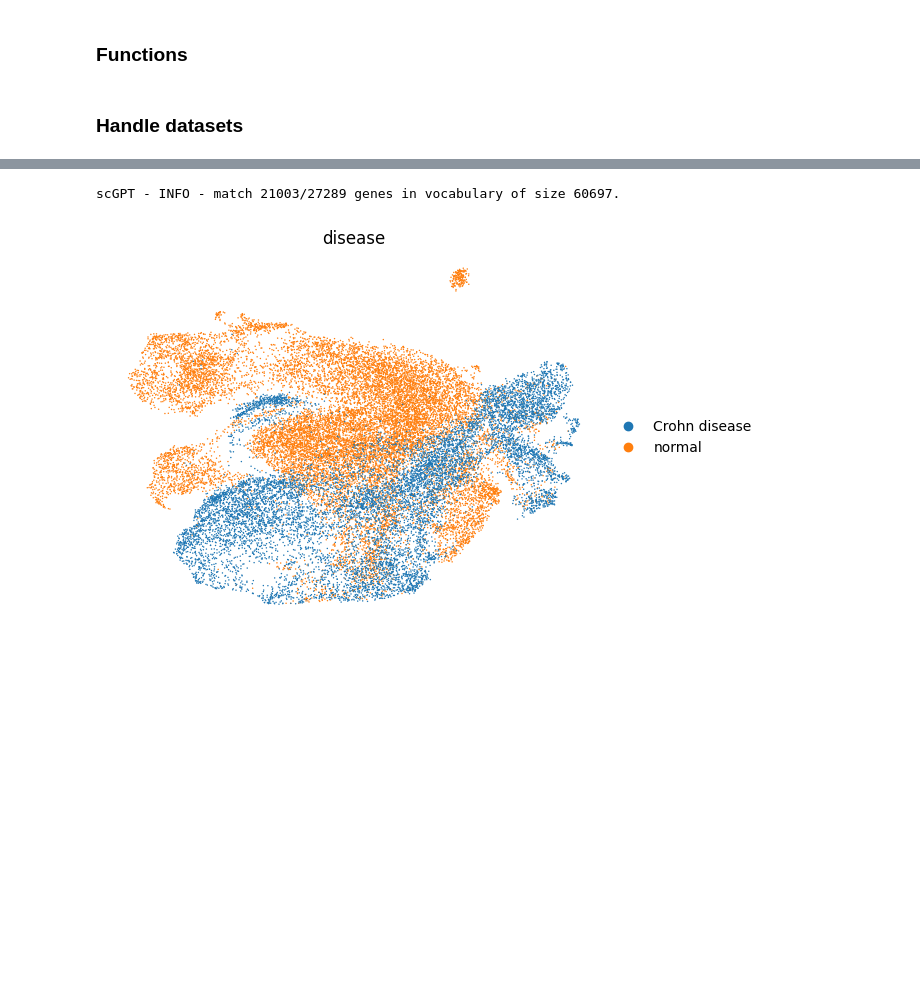
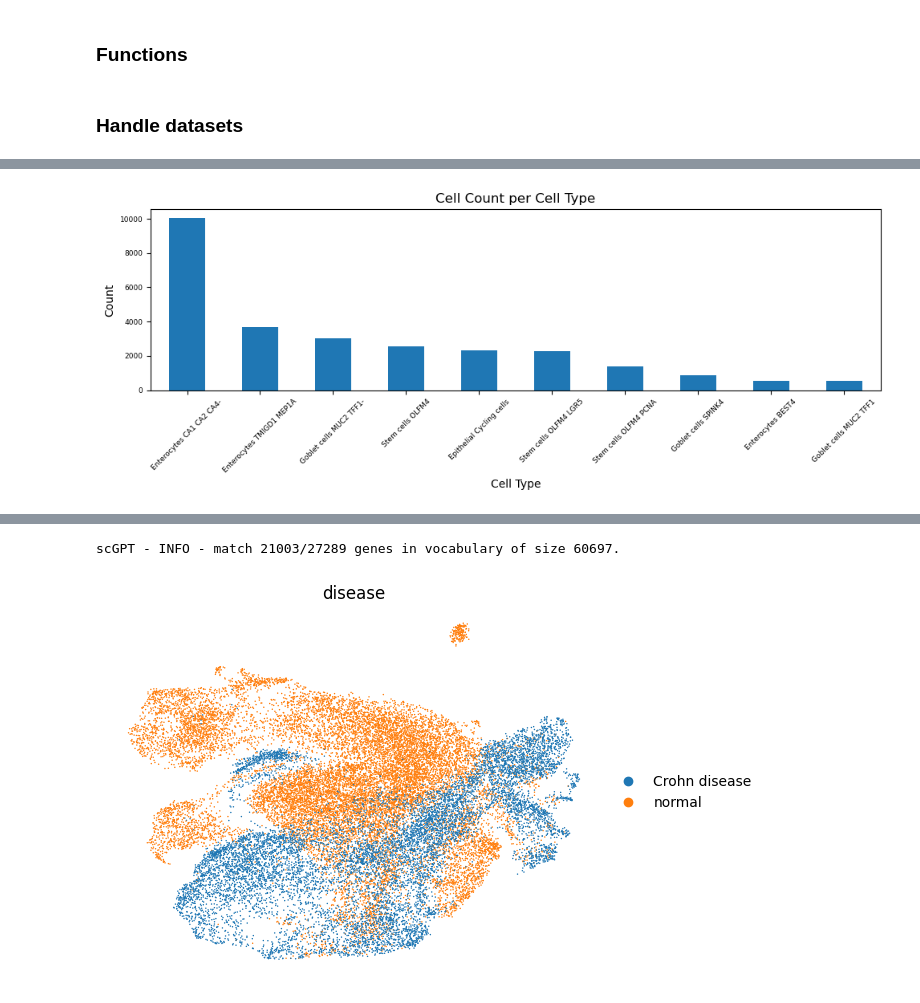
Before and after one commit to Maorb23/scGPT-niche, a Jupyter notebook: crohn_disease.ipynb, the cells around one changed output, grey strips where cells are left out. Drawn from its saved outputs; the diff is of its cells as text; code cells hidden in the pictures; blank space fills up the shorter version.

```diff
--- a/crohn_disease.ipynb
+++ b/crohn_disease.ipynb
@@ -107,0 +406,13 @@ colon_adata = disease_adata[colon_index, :]
+# %%
+celltype_counts = colon_adata.obs['Celltype'].value_counts()
+celltype_sorted = celltype_counts[celltype_counts > 300]
+plt.figure(figsize=(10, 4))
+celltype_sorted.plot(kind='bar',fontsize=6.5)
+plt.title("Cell Count per Cell Type")
+plt.xlabel("Cell Type")
+plt.ylabel("Count")
+plt.xticks(rotation=45)
+plt.tight_layout()
+plt.show()
+# %% [output]
+[figure, added]
```
Also changed, not shown: parts of 23 cells of this notebook, 11 other files.
